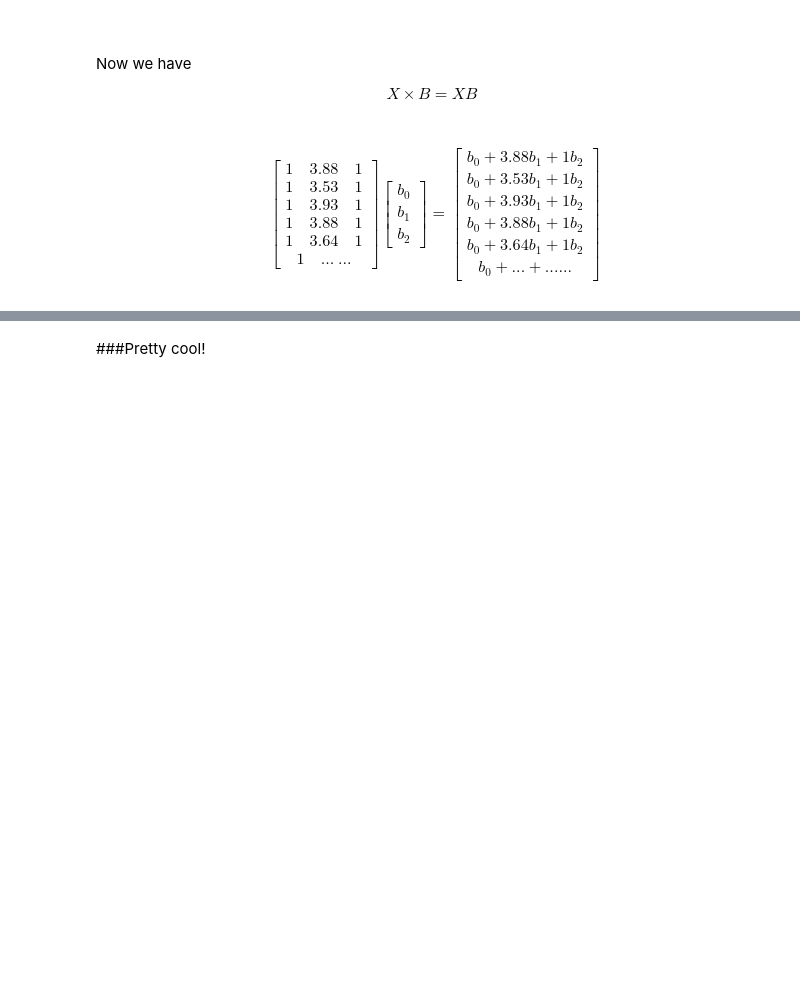
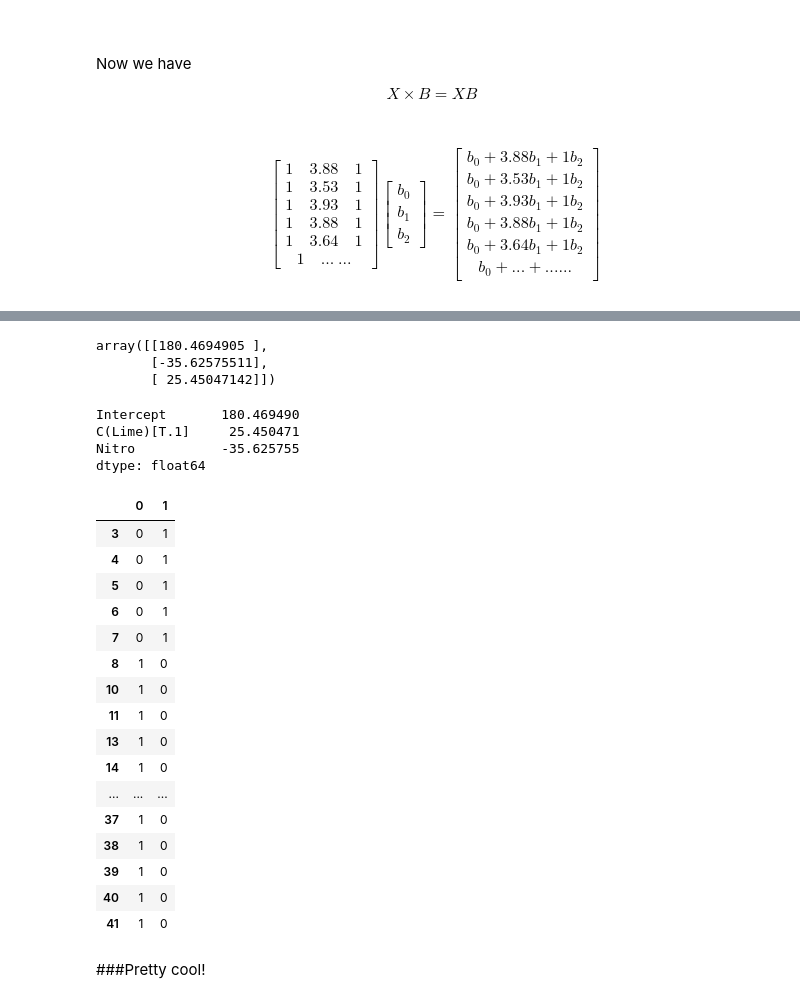
Before and after one commit to sikoh/DS-Linear-Algebra, a Jupyter notebook: Linear_Algebra/DS_LinearAlgebra_Lecture_Notes.ipynb, the cells around one changed output, grey strips where cells are left out. Drawn from its saved outputs; the diff is of its cells as text; code cells hidden in the pictures; blank space fills up the shorter version.

```diff
--- a/Linear_Algebra/DS_LinearAlgebra_Lecture_Notes.ipynb
+++ b/Linear_Algebra/DS_LinearAlgebra_Lecture_Notes.ipynb
@@ -710,3 +637,60 @@ $\qquad$
+# %%
+#𝐵=(𝑋′𝑋)−1𝑋′𝑌
+#create the X'
+X_T = X.T
+#.T is the same as using np.transpose
+X_T = np.transpose(X)
+X_T
+
+#mult X' to the X matrix
+np.matmul(X_T, X)
+X_T_X = X_T.dot(X)
+X_T_X
+
+X_T_X_inv = np.linalg.inv(X_T_X)
+X_T_X_inv
+
+X_T_Y = np.matmul(X_T, Y)
+
+np.matmul(X_T_X_inv, X_T_Y)
+# %% [output]
+array([[180.4694905 ],
+       [-35.62575511],
+       [ 25.45047142]])
+# %%
+
+from statsmodels.formula.api import ols
+
+#Enter the model in the format Y ~ X
+
+model = ols('Time ~ Nitro + C(Lime)', data=longbones).fit()
+
+print(model.params)
+# %% [output]
+Intercept       180.469490
+C(Lime)[T.1]     25.450471
+Nitro           -35.625755
+dtype: float64
+# %%
+pd.get_dummies(longbones['Lime'])
+# %% [output]
+|  | 0 | 1 |
+| 3 | 0 | 1 |
+| 4 | 0 | 1 |
+| 5 | 0 | 1 |
+| 6 | 0 | 1 |
+| 7 | 0 | 1 |
+| 8 | 1 | 0 |
+| 10 | 1 | 0 |
+| 11 | 1 | 0 |
+| 13 | 1 | 0 |
+| 14 | 1 | 0 |
+| ... | ... | ... |
+| 37 | 1 | 0 |
+| 38 | 1 | 0 |
+| 39 | 1 | 0 |
+| 40 | 1 | 0 |
+| 41 | 1 | 0 |
 # %% [markdown]
 ###Pretty cool!
 # %% [markdown]
```
Also changed, not shown: parts of 47 cells of this notebook.
